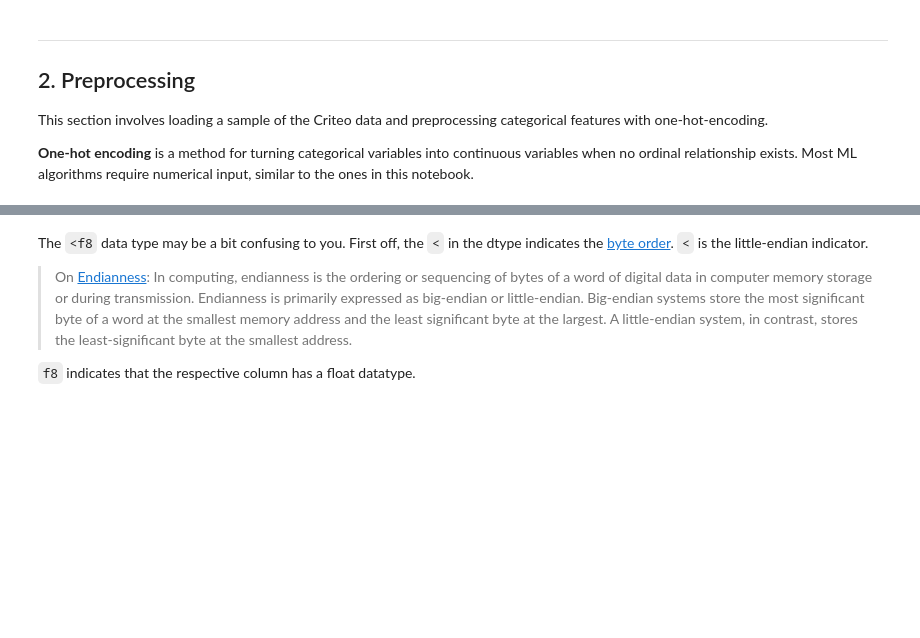
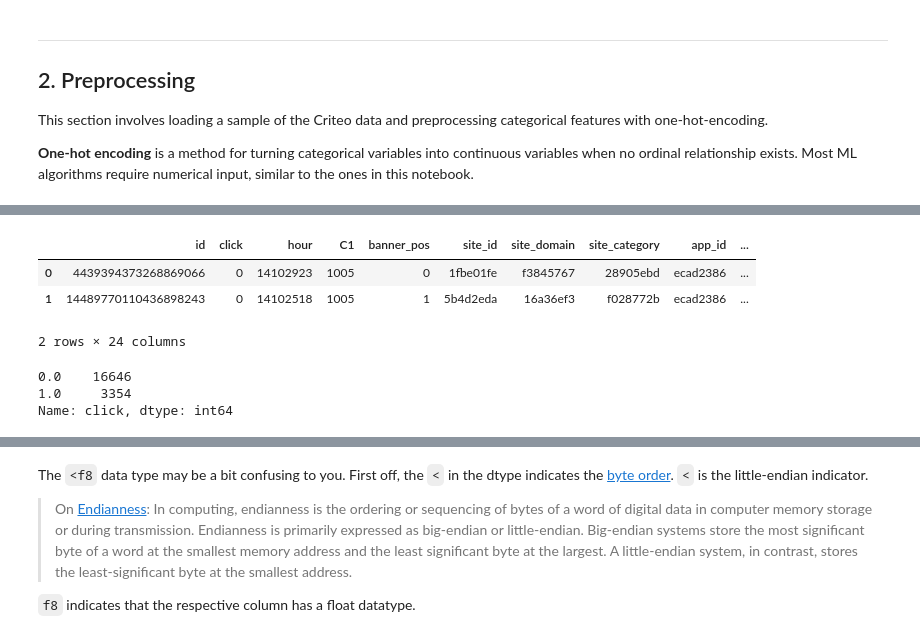
Before and after one commit to Unique-Divine/Click-Through-Rate-Prediction, a Jupyter notebook: CTR Prediction with Stochastic Gradient Descent.ipynb, the cells around one changed output, grey strips where cells are left out. Saved outputs shown, nothing was run; the diff lists cells and outputs as text; code cells hidden in the pictures; blank space fills up the shorter version.

```diff
--- a/CTR Prediction with Stochastic Gradient Descent.ipynb
+++ b/CTR Prediction with Stochastic Gradient Descent.ipynb
@@ -72,0 +79,5 @@ dtype([('id', '<f8'), ('click', '<f8'), ('hour', '<f8'), ('C1', '<f8'), ('banner
+# %%
+import pandas as pd
+data = pd.read_csv('train_subsampled.csv')
+print('Dataset shape: ', data.shape)
+print('\nDataset columns: \n', data.columns)
@@ -72,0 +93,13 @@ dtype([('id', '<f8'), ('click', '<f8'), ('hour', '<f8'), ('C1', '<f8'), ('banner
+# %%
+data.head(2)
+# %% [output]
+|  | id | click | hour | C1 | banner_pos | site_id | site_domain | site_category | app_id | ... |
+| 0 | 4439394373268869066 | 0 | 14102923 | 1005 | 0 | 1fbe01fe | f3845767 | 28905ebd | ecad2386 | ... |
+| 1 | 14489770110436898243 | 0 | 14102518 | 1005 | 1 | 5b4d2eda | 16a36ef3 | f028772b | ecad2386 | ... |
+2 rows × 24 columns
+# %%
+df['click'].value_counts()
+# %% [output]
+0.0    16646
+1.0     3354
+Name: click, dtype: int64
```
Also changed, not shown: parts of 20 cells of this notebook.
